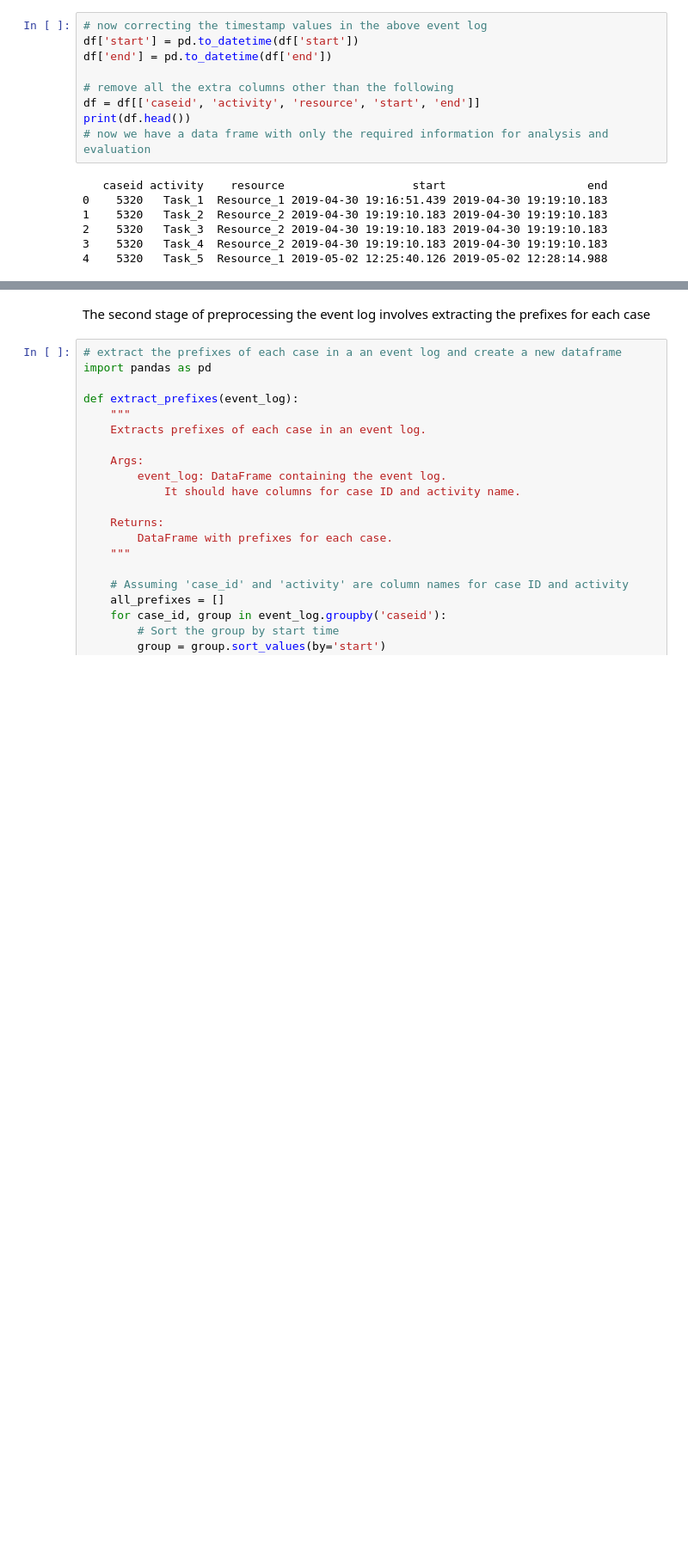
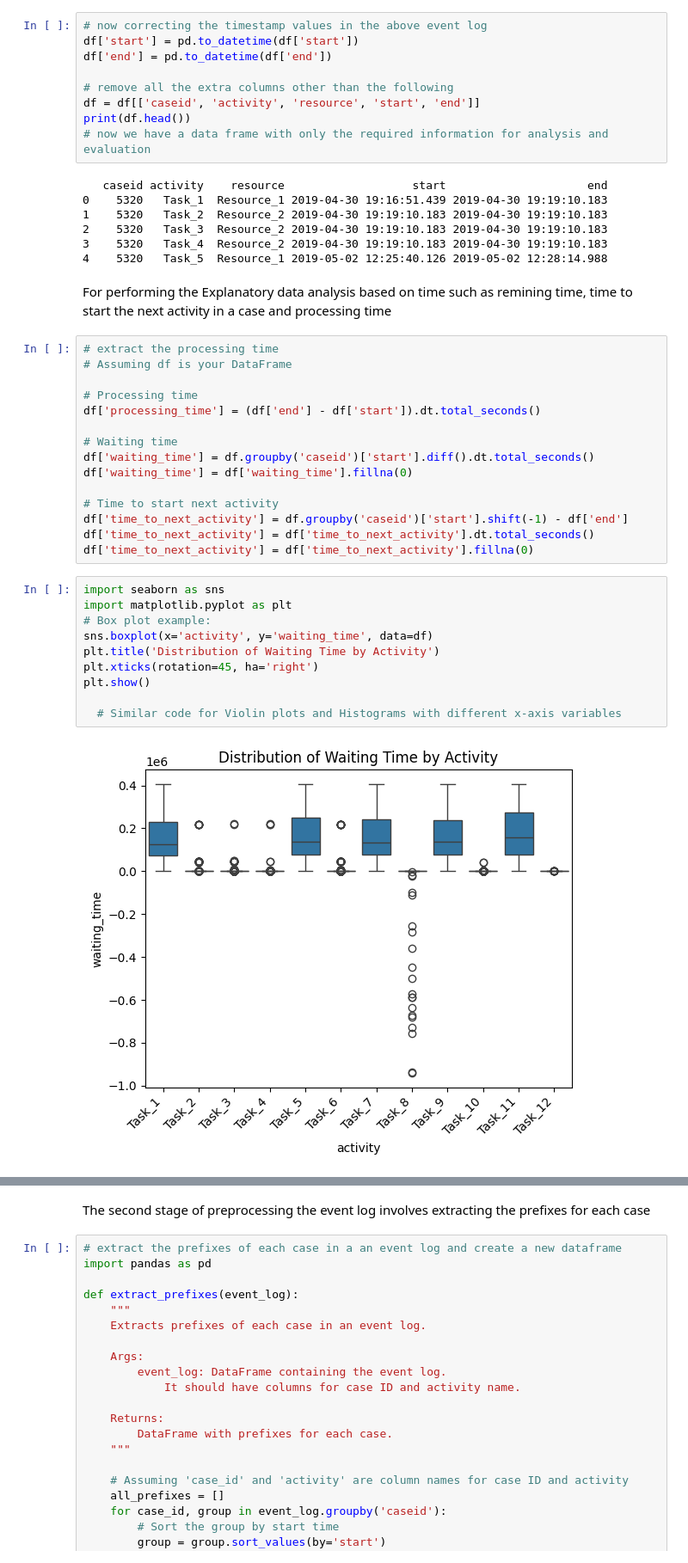
Before and after one commit to AwaisAli37405/Deep_Learning, a Jupyter notebook: DeepLearning_with_process_mining.ipynb, the cells around one changed output, grey strips where cells are left out. Shown: that part at 86% size. Cells and saved outputs as stored; diff of their text form; blank space fills up the shorter version.

```diff
--- a/DeepLearning_with_process_mining.ipynb
+++ b/DeepLearning_with_process_mining.ipynb
@@ -128,3 +128,32 @@ print(df.head())
 2    5320   Task_3  Resource_2 2019-04-30 19:19:10.183 2019-04-30 19:19:10.183
 3    5320   Task_4  Resource_2 2019-04-30 19:19:10.183 2019-04-30 19:19:10.183
 4    5320   Task_5  Resource_1 2019-05-02 12:25:40.126 2019-05-02 12:28:14.988
+# %% [markdown]
+For performing the Explanatory data analysis based on time such as remining time, time to start the next activity in a case and processing time
+# %%
+# extract the processing time
+# Assuming df is your DataFrame
+
+# Processing time
+df['processing_time'] = (df['end'] - df['start']).dt.total_seconds()
+
+# Waiting time
+df['waiting_time'] = df.groupby('caseid')['start'].diff().dt.total_seconds()
+df['waiting_time'] = df['waiting_time'].fillna(0)
+
+# Time to start next activity
+df['time_to_next_activity'] = df.groupby('caseid')['start'].shift(-1) - df['end']
+df['time_to_next_activity'] = df['time_to_next_activity'].dt.total_seconds()
+df['time_to_next_activity'] = df['time_to_next_activity'].fillna(0)
+# %%
+import seaborn as sns
+import matplotlib.pyplot as plt
+# Box plot example:
+sns.boxplot(x='activity', y='waiting_time', data=df)
+plt.title('Distribution of Waiting Time by Activity')
+plt.xticks(rotation=45, ha='right')
+plt.show()
+
+  # Similar code for Violin plots and Histograms with different x-axis variables
+# %% [output]
+[figure, added]
```
Also changed, not shown: parts of 4 cells of this notebook.
